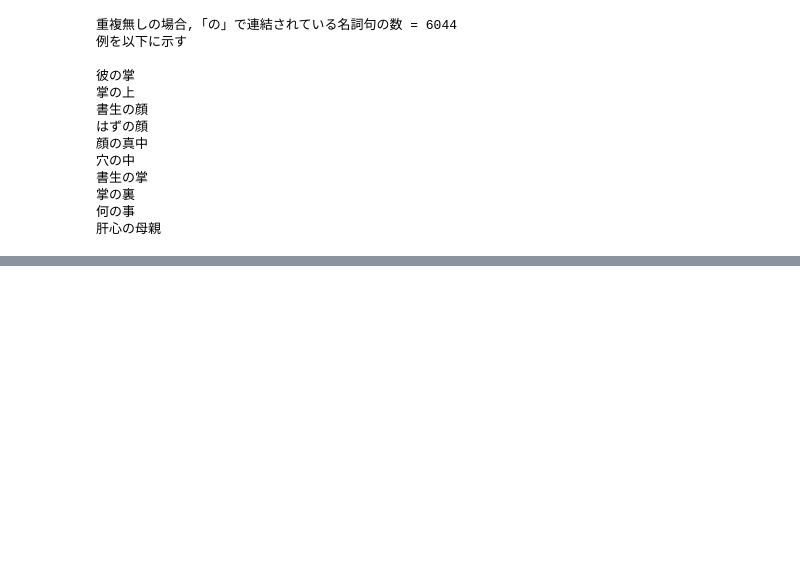
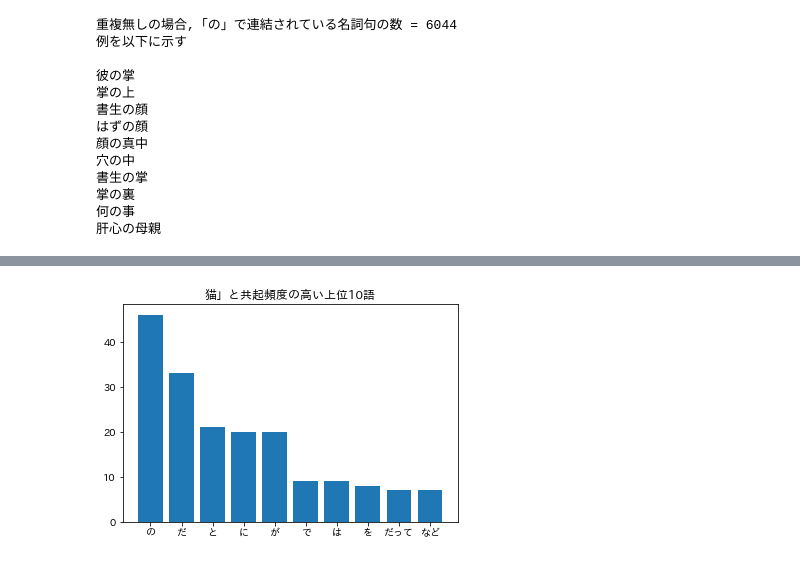
Before and after one commit to masaki-sakata/nlp100, a Jupyter notebook: 4.ipynb, the cells around one changed output, grey strips where cells are left out. Cells and saved outputs as stored; diff of their text form; code cells hidden in the pictures; blank space fills up the shorter version.

```diff
--- a/4.ipynb
+++ b/4.ipynb
@@ -300,0 +313,8 @@ list
+# %%
+neko_list = []
+for sentence in sentences:
+  for i in range(len(sentence)):
+     if '猫' == (sentence[i]['surface']):
+      neko_list.append(sentence[i+1]["base"])
+
+print("重複有りの場合, 「猫」とよく共起する単語の数 = {}".format(len(neko_list)))
@@ -300,0 +323,10 @@ list
+# %%
+neko_cnt = collections.Counter(neko_list)
+neko_cnt =  sorted(neko_cnt.items(), key=lambda x: -x[1])
+# %%
+x =[]
+y = []
+for i in range(10):
+  x.append(neko_cnt[i][0])
+  y.append(neko_cnt[i][1])
+  print(neko_cnt[i])
@@ -300,0 +344,6 @@ list
+# %%
+plt.bar(x,y)
+plt.title("猫」と共起頻度の高い上位10語")
+plt.show()
+# %% [output]
+[figure, added]
```
Also changed, not shown: parts of 30 cells of this notebook.
